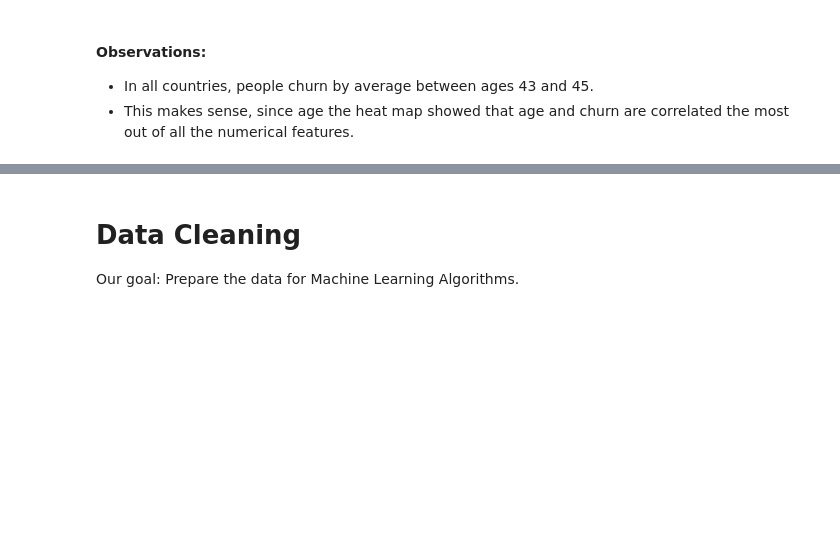
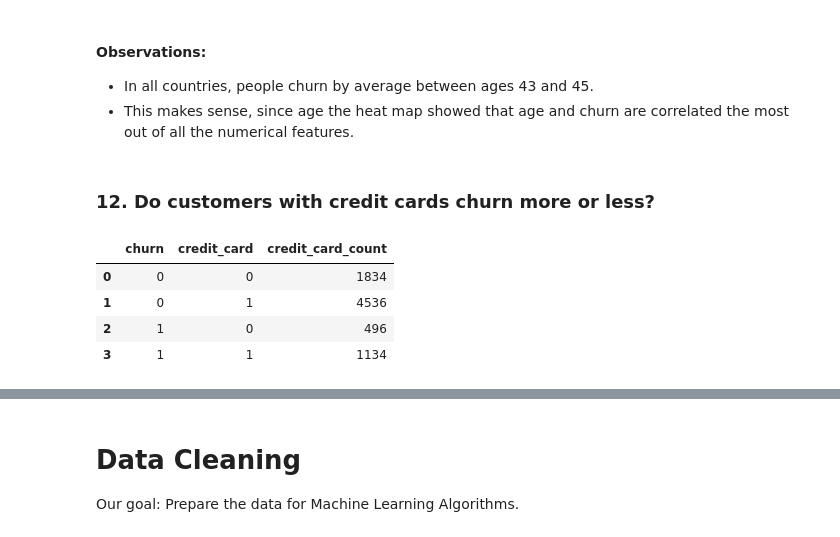
Before and after one commit to EitanKats/ML-project, a Jupyter notebook: Bank Churn.ipynb, the cells around one changed output, grey strips where cells are left out. Drawn from its saved outputs; the diff is of its cells as text; code cells hidden in the pictures; blank space fills up the shorter version.

```diff
--- a/Bank Churn.ipynb
+++ b/Bank Churn.ipynb
@@ -403,3 +385,15 @@ churned_mean_age_per_country
 #### Observations:
 * In all countries, people churn by average between ages 43 and 45.
 * This makes sense, since age the heat map showed that age and churn are correlated the most out of all the numerical features.
+# %% [markdown]
+### 12. Do customers with credit cards churn more or less?
+# %%
+credit_card_by_churn = train_set.groupby(["churn", "credit_card"]).agg(credit_card_count=("credit_card", 'count'))
+credit_card_by_churn = credit_card_by_churn.reset_index()
+credit_card_by_churn
+# %% [output]
+|  | churn | credit_card | credit_card_count |
+| 0 | 0 | 0 | 1834 |
+| 1 | 0 | 1 | 4536 |
+| 2 | 1 | 0 | 496 |
+| 3 | 1 | 1 | 1134 |
```
Also changed, not shown: parts of 31 cells of this notebook.
